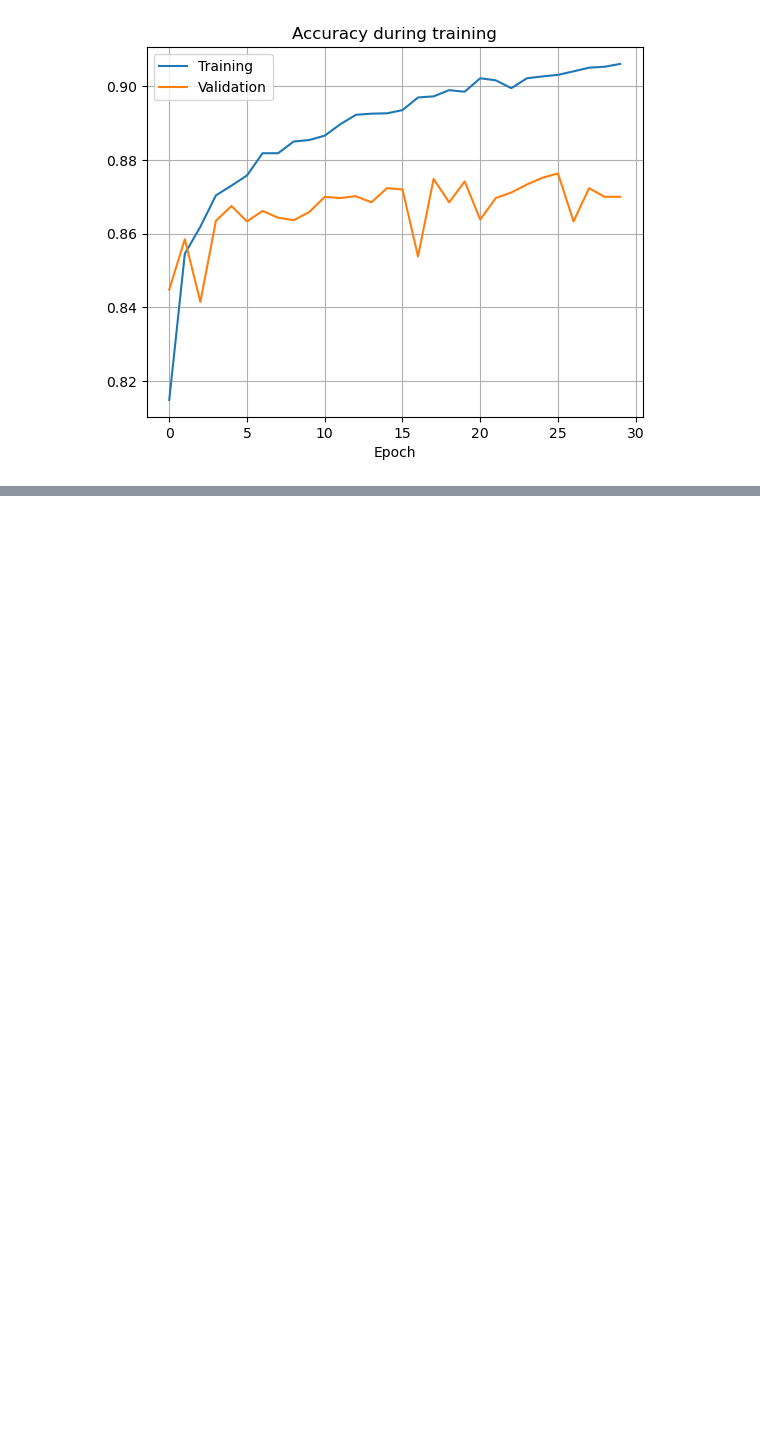
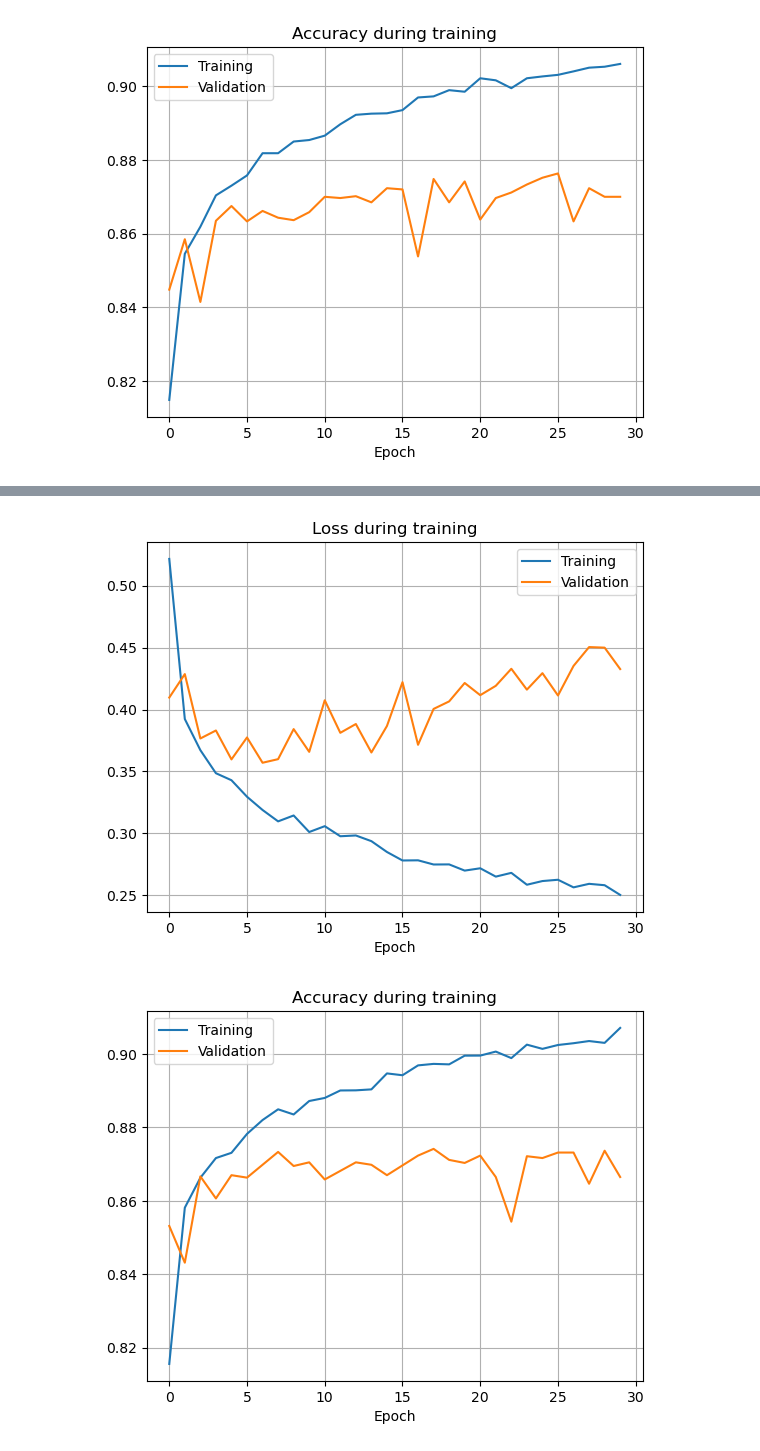
Before and after one commit to Rezashatery/deep-learning-intro, a Jupyter notebook: deep-learning-intro.ipynb, the cells around one changed output, grey strips where cells are left out. Cells and saved outputs as stored; diff of their text form; code cells hidden in the pictures; blank space fills up the shorter version.

Commit message:
check another model

```diff
--- a/deep-learning-intro.ipynb
+++ b/deep-learning-intro.ipynb
@@ -336,0 +339,12 @@ display_history(history)
+# %%
+# Load the data
+(x_train, y_train), (x_test, y_test) = fashion_mnist.load_data()
+
+#Normalize X
+x_train = normalize_data(x_train)
+x_test = normalize_data(x_test)
+# %%
+model = get_model((d, d), n_classes)
+
+model.compile(optimizer=Adam(learning_rate=1e-2), loss="sparse_categorical_crossentropy", metrics='accuracy')
+history = model.fit(x_train, y_train, batch_size=128, epochs=30, validation_split=0.1)
@@ -336,0 +374,5 @@ display_history(history)
+# %%
+display_history(history)
+# %% [output]
+[figure, added]
+[figure, added]
```
Also changed, not shown: parts of 3 cells of this notebook.
